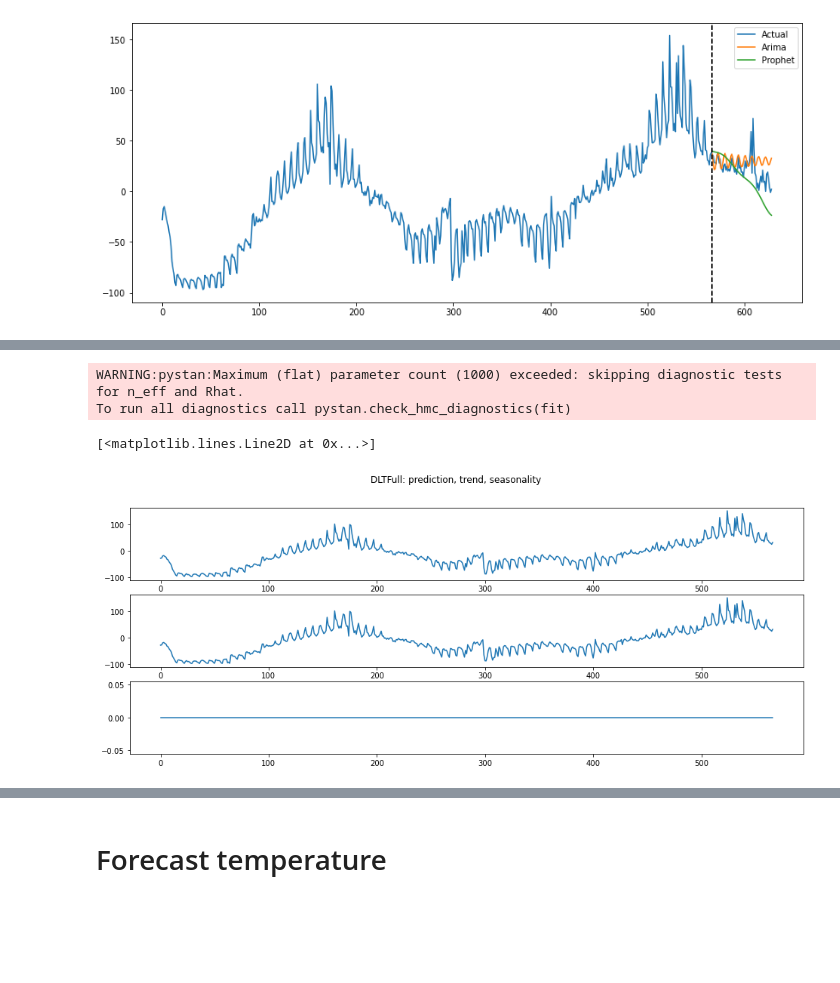
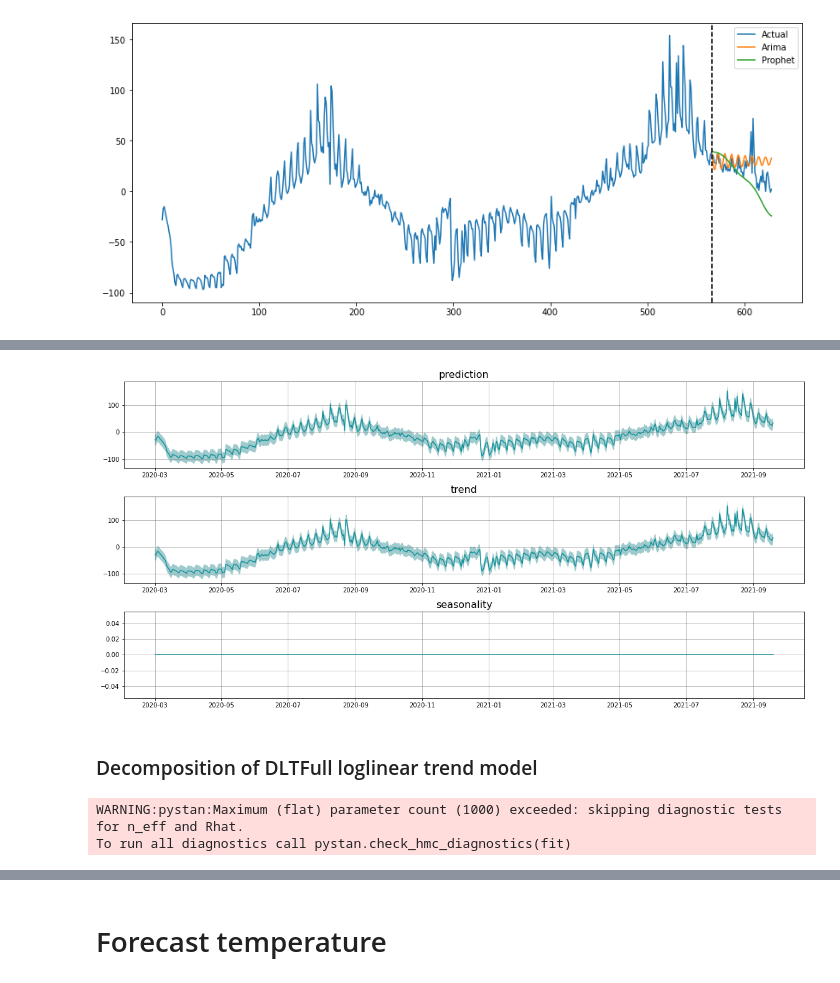
Before and after one commit to vettorefburana/Uber-Orbit-Forecast, a Jupyter notebook: orbit_model.ipynb, the cells around one changed output, grey strips where cells are left out. Drawn from its saved outputs; the diff is of its cells as text; code cells hidden in the pictures; blank space fills up the shorter version.

```diff
--- a/orbit_model.ipynb
+++ b/orbit_model.ipynb
@@ -404 +410,16 @@ plt.bar(keys, values)
+# %%
+errors_copy =  copy.deepcopy(errors_waze)
+keys_to_remove = ["Arima", "Prophet"]
+for key in keys_to_remove:
+    del errors_copy[key]
+
+best = min(errors_copy, key=errors_copy.get)
+
+best_dec = runTheModel(train_df, test_df, models[best], best, date_col, response_col, decompose = True)
+# %%
+_ = plot_predicted_components(best_dec, date_col, plot_components=['prediction', 'trend', 'seasonality'])
+# %% [output]
+[figure, added]
+# %% [markdown]
+### Decomposition of DLTFull loglinear trend model
 # %%
@@ -409,13 +428,3 @@ best_dec = runTheModel(train_df, test_df, models[best], best, date_col, response
 # %% [output]
 WARNING:pystan:Maximum (flat) parameter count (1000) exceeded: skipping diagnostic tests for n_eff and Rhat.
 To run all diagnostics call pystan.check_hmc_diagnostics(fit)
-# %%
-fig, axs = plt.subplots(3, figsize=(16,6))
-fig.suptitle(best + ': prediction, trend, seasonality')
-
-axs[0].plot(best_dec["prediction"])
-axs[1].plot(best_dec["trend"])
-axs[2].plot(best_dec["seasonality"])
-# %% [output]
-[<matplotlib.lines.Line2D at 0x...>]
-[figure, removed]
```
Also changed, not shown: parts of 46 cells of this notebook.
